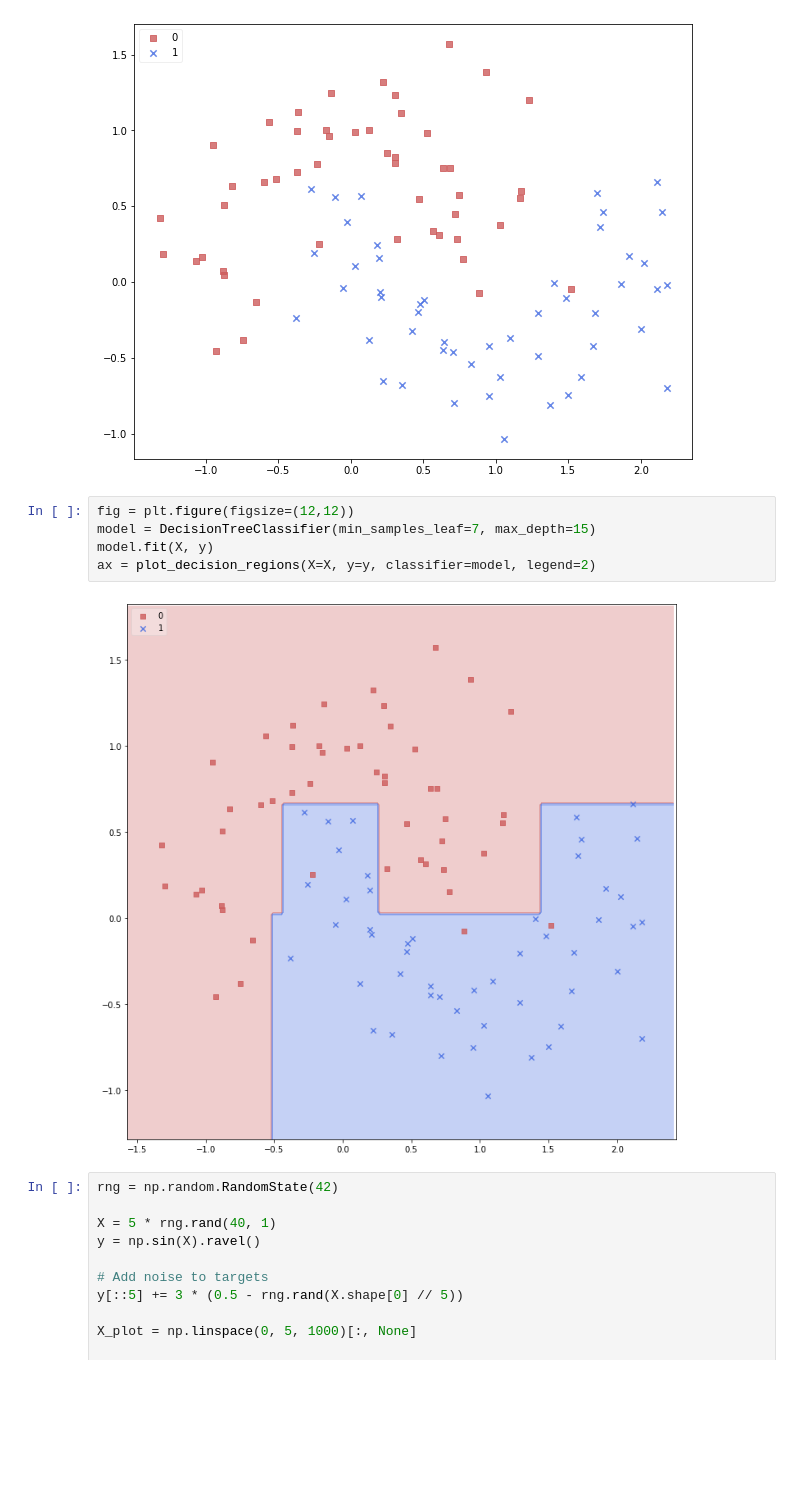
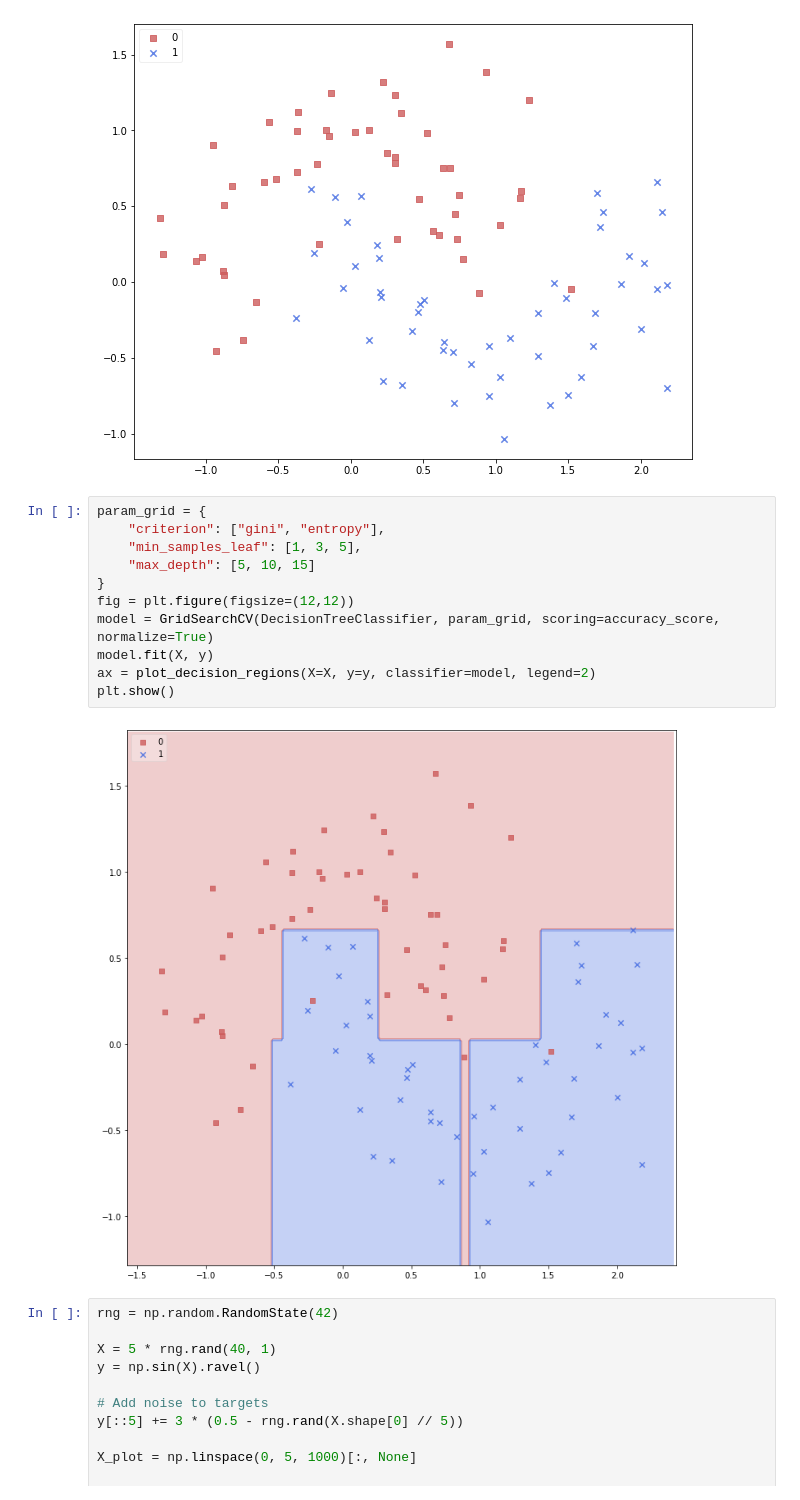
Before and after one commit to gittasche/ML-handmade, a Jupyter notebook: examples/decision_tree.ipynb, the cells around one changed output. Cells and saved outputs as stored; diff of their text form; blank space fills up the shorter version.

Commit message:
added grid search

```diff
--- a/examples/decision_tree.ipynb
+++ b/examples/decision_tree.ipynb
@@ -18,12 +19,18 @@ ax = scatter_plot(X, y, legend = 2)
 # %% [output]
 [figure]
 # %%
+param_grid = {
+    "criterion": ["gini", "entropy"],
+    "min_samples_leaf": [1, 3, 5],
+    "max_depth": [5, 10, 15]
+}
 fig = plt.figure(figsize=(12,12))
-model = DecisionTreeClassifier(min_samples_leaf=7, max_depth=15)
+model = GridSearchCV(DecisionTreeClassifier, param_grid, scoring=accuracy_score, normalize=True)
 model.fit(X, y)
 ax = plot_decision_regions(X=X, y=y, classifier=model, legend=2)
+plt.show()
 # %% [output]
-[figure, old version]
+[figure, new version]
 # %%
 rng = np.random.RandomState(42)
 
```
Also changed, not shown: parts of 1 cell of this notebook, 7 other files.
